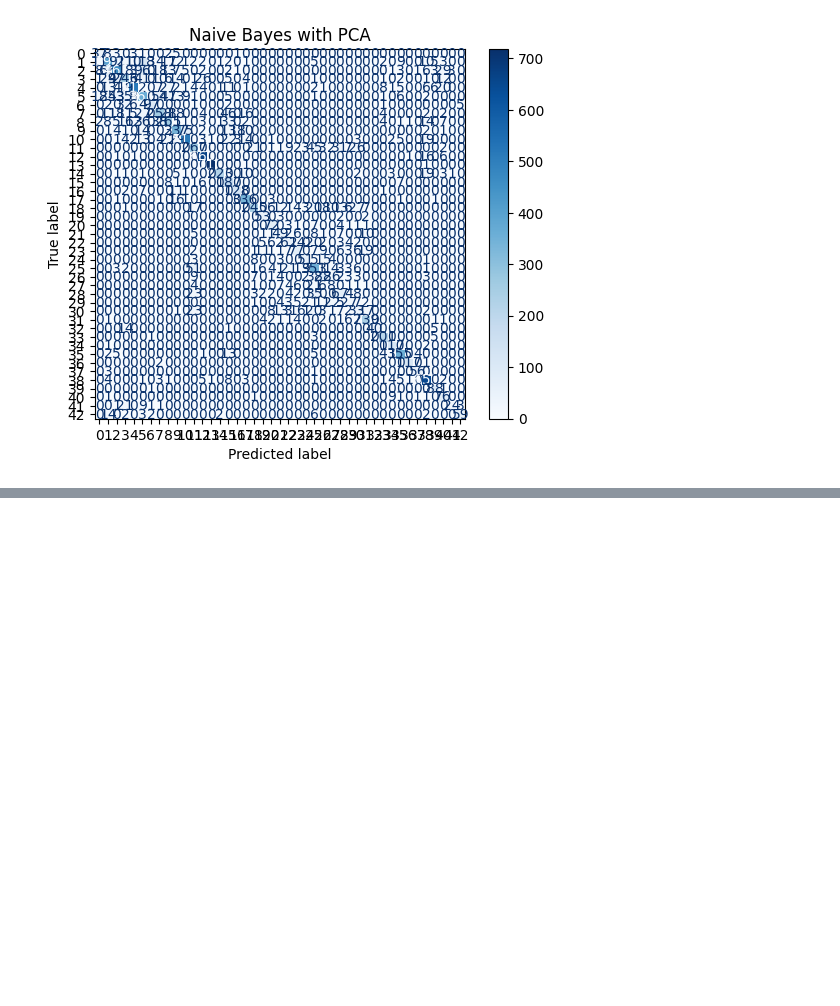
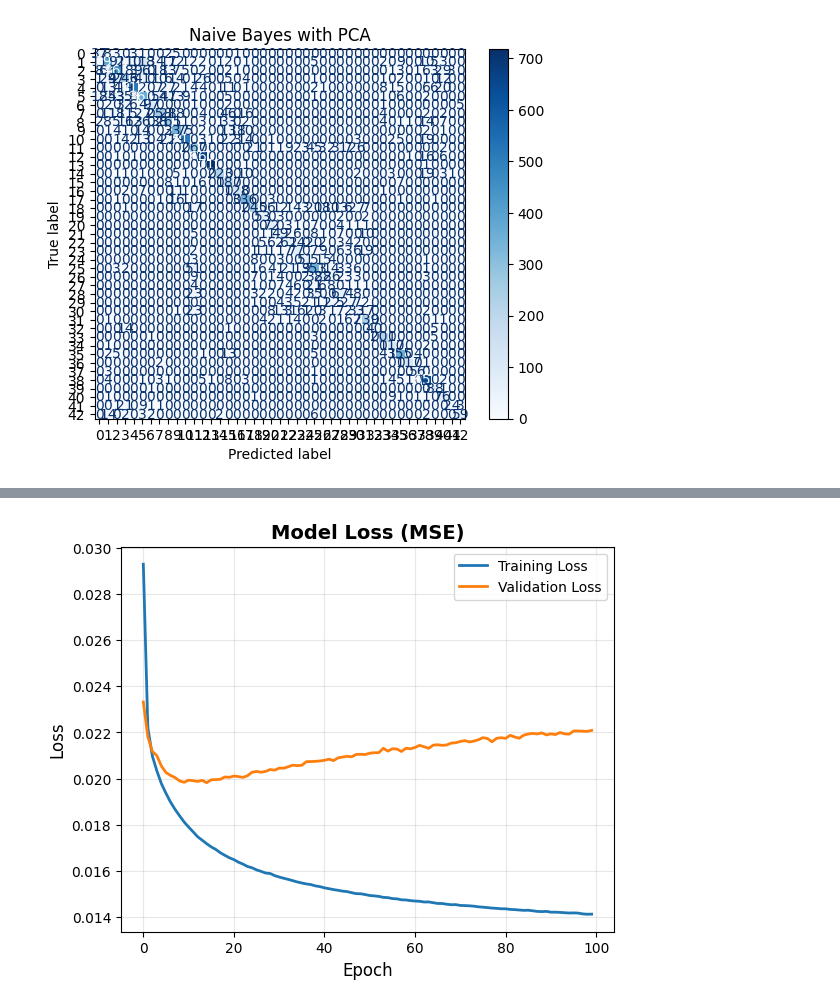
Before and after one commit to Engshadow/Autonomous-Vehicle-Perception-Module, a Jupyter notebook: Project.ipynb, the cells around one changed output, grey strips where cells are left out. Saved outputs shown, nothing was run; the diff lists cells and outputs as text; code cells hidden in the pictures; blank space fills up the shorter version.

Commit message:
Autoencoder
Added the AutoEncoder and added some visualizion to it

```diff
--- a/Project.ipynb
+++ b/Project.ipynb
@@ -14,5 +14,5 @@ import seaborn as sns
 # %%
-BASE='' #path to the dataset
+BASE='D:\\Ai journey\\Assignments\\German-signs' #path to the dataset
 train_dir = os.path.join(BASE, 'Train')
 filepaths, labels = [], []
 for folder in os.listdir(train_dir):
@@ -55,7 +55,7 @@ CLASS_NAMES = {
    42:'End no pass >3.5t'
 }
 # %%
-meta_path = ""#path to the meta folder in the dataset
+meta_path = "D:\\Ai journey\\Assignments\\German-signs\\Meta"#path to the meta folder in the dataset
 
 fig, axes = plt.subplots(5, 9, figsize=(18, 10))
 axes = axes.flatten()
@@ -265,3 +265,9 @@ confusion(y_test, y_ModelNaive_pca, "Naive Bayes with PCA")
 [figure]
 [figure]
 [figure]
+# %%
+from sklearn.preprocessing import MinMaxScaler
+
+scaler = MinMaxScaler()
+x_train_normalized = scaler.fit_transform(x_train)
+x_test_normalized = scaler.transform(x_test)
@@ -267,0 +358,9 @@ confusion(y_test, y_ModelNaive_pca, "Naive Bayes with PCA")
+# %%
+history = autoencoder.fit(
+    x_train_noisy, x_train_normalized,
+    epochs=100,
+    batch_size=120,
+    shuffle=True,
+    validation_data=(x_test_noisy, x_test_normalized),
+    verbose=1
+)
@@ -267,0 +385,14 @@ confusion(y_test, y_ModelNaive_pca, "Naive Bayes with PCA")
+# %%
+# Step 6: Plot Training History
+plt.figure(figsize=(14, 5))
+
+plt.subplot(1, 2, 1)
+plt.plot(history.history['loss'], label='Training Loss', linewidth=2)
+plt.plot(history.history['val_loss'], label='Validation Loss', linewidth=2)
+plt.title('Model Loss (MSE)', fontsize=14, fontweight='bold')
+plt.xlabel('Epoch', fontsize=12)
+plt.ylabel('Loss', fontsize=12)
+plt.legend(fontsize=10)
+plt.grid(True, alpha=0.3)
+# %% [output]
+[figure, added]
```
Also changed, not shown: parts of 7 cells of this notebook.
